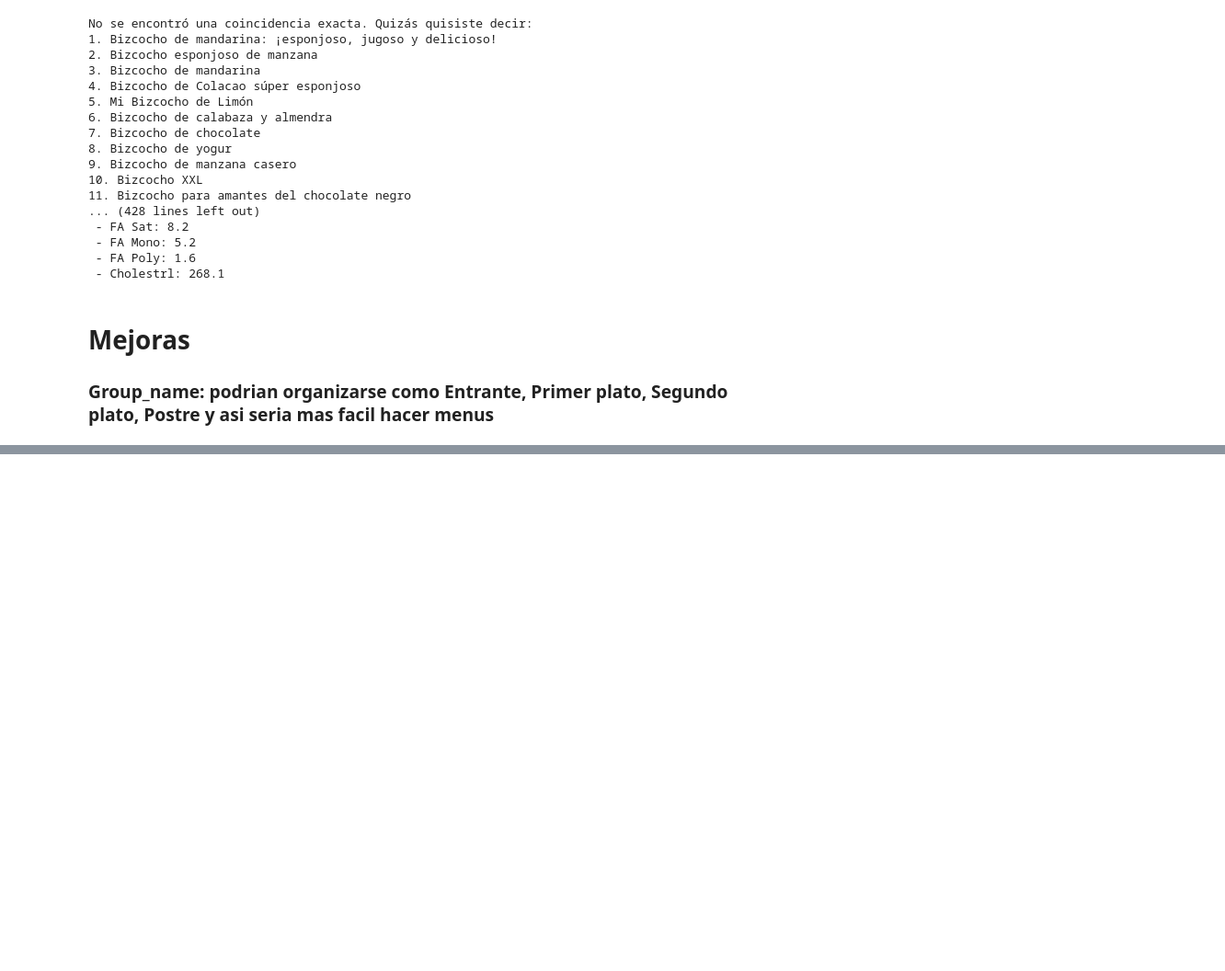
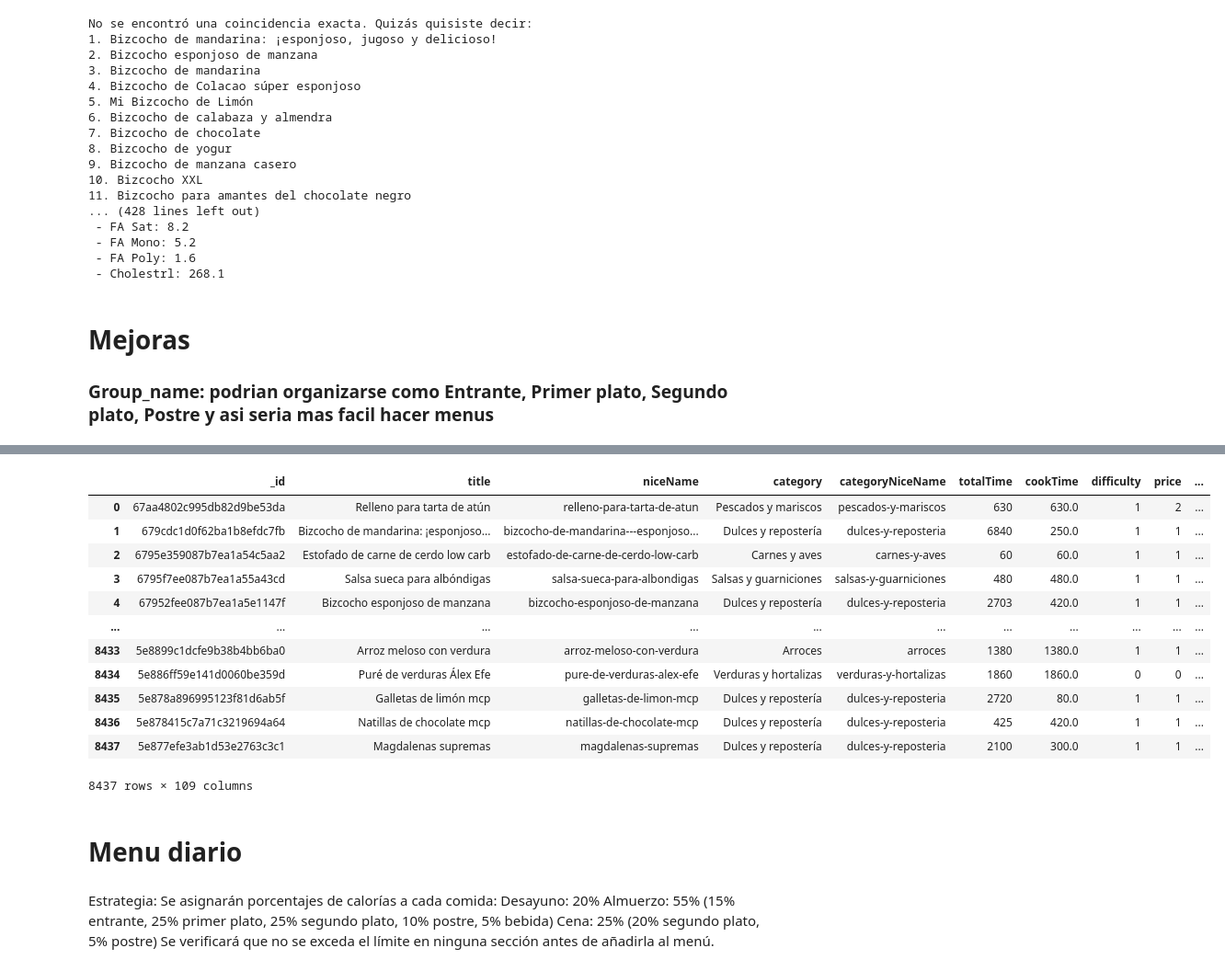
Before and after one commit to Unbiunio/interview, a Jupyter notebook: graficas.ipynb, the cells around one changed output, grey strips where cells are left out. Shown: that part at 92% size. Saved outputs shown, nothing was run; the diff lists cells and outputs as text; code cells hidden in the pictures; blank space fills up the shorter version.

```diff
--- a/graficas.ipynb
+++ b/graficas.ipynb
@@ -558,0 +575,25 @@ No se encontró una coincidencia exacta. Quizás quisiste decir:
+# %%
+df_total
+# %% [output]
+|  | _id | title | niceName | category | categoryNiceName | totalTime | cookTime | difficulty | price | ... |
+| 0 | 67aa4802c995db82d9be53da | Relleno para tarta de atún | relleno-para-tarta-de-atun | Pescados y mariscos | pescados-y-mariscos | 630 | 630.0 | 1 | 2 | ... |
+| 1 | 679cdc1d0f62ba1b8efdc7fb | Bizcocho de mandarina: ¡esponjoso... | bizcocho-de-mandarina---esponjoso... | Dulces y repostería | dulces-y-reposteria | 6840 | 250.0 | 1 | 1 | ... |
+| 2 | 6795e359087b7ea1a54c5aa2 | Estofado de carne de cerdo low carb | estofado-de-carne-de-cerdo-low-carb | Carnes y aves | carnes-y-aves | 60 | 60.0 | 1 | 1 | ... |
+| 3 | 6795f7ee087b7ea1a55a43cd | Salsa sueca para albóndigas | salsa-sueca-para-albondigas | Salsas y guarniciones | salsas-y-guarniciones | 480 | 480.0 | 1 | 1 | ... |
+| 4 | 67952fee087b7ea1a5e1147f | Bizcocho esponjoso de manzana | bizcocho-esponjoso-de-manzana | Dulces y repostería | dulces-y-reposteria | 2703 | 420.0 | 1 | 1 | ... |
+| ... | ... | ... | ... | ... | ... | ... | ... | ... | ... | ... |
+| 8433 | 5e8899c1dcfe9b38b4bb6ba0 | Arroz meloso con verdura | arroz-meloso-con-verdura | Arroces | arroces | 1380 | 1380.0 | 1 | 1 | ... |
+| 8434 | 5e886ff59e141d0060be359d | Puré de verduras Álex Efe | pure-de-verduras-alex-efe | Verduras y hortalizas | verduras-y-hortalizas | 1860 | 1860.0 | 0 | 0 | ... |
+| 8435 | 5e878a896995123f81d6ab5f | Galletas de limón mcp | galletas-de-limon-mcp | Dulces y repostería | dulces-y-reposteria | 2720 | 80.0 | 1 | 1 | ... |
+| 8436 | 5e878415c7a71c3219694a64 | Natillas de chocolate mcp | natillas-de-chocolate-mcp | Dulces y repostería | dulces-y-reposteria | 425 | 420.0 | 1 | 1 | ... |
+| 8437 | 5e877efe3ab1d53e2763c3c1 | Magdalenas supremas | magdalenas-supremas | Dulces y repostería | dulces-y-reposteria | 2100 | 300.0 | 1 | 1 | ... |
+8437 rows × 109 columns
+# %% [markdown]
+# Menu diario
+# %% [markdown]
+Estrategia:
+Se asignarán porcentajes de calorías a cada comida:
+Desayuno: 20%
+Almuerzo: 55% (15% entrante, 25% primer plato, 25% segundo plato, 10% postre, 5% bebida)
+Cena: 25% (20% segundo plato, 5% postre)
+Se verificará que no se exceda el límite en ninguna sección antes de añadirla al menú.
```
Also changed, not shown: parts of 2 cells of this notebook.
